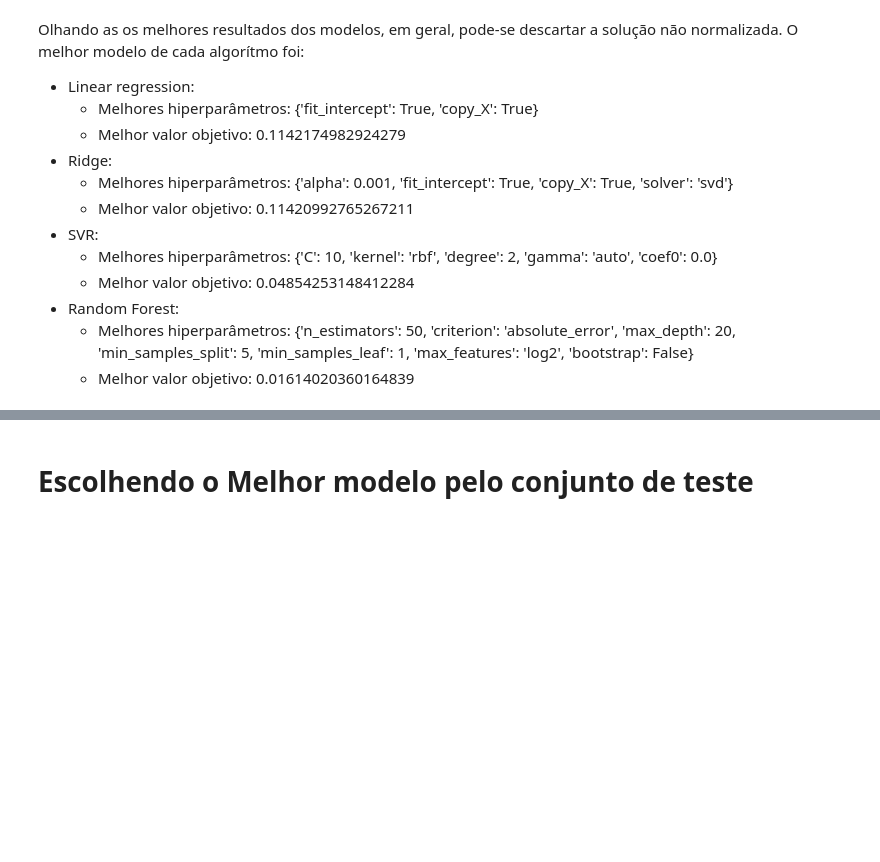
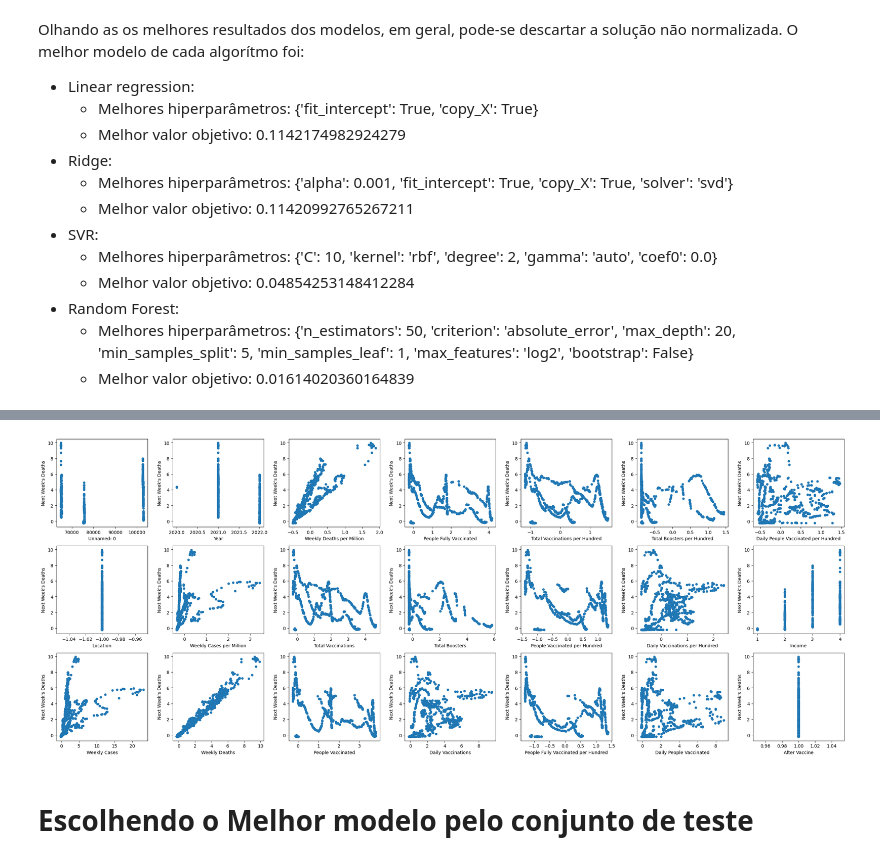
Before and after one commit to BiancaCarneiro/Covid-Prediction, a Jupyter notebook: project/models/training.ipynb, the cells around one changed output, grey strips where cells are left out. Drawn from its saved outputs; the diff is of its cells as text; code cells hidden in the pictures; blank space fills up the shorter version.

```diff
--- a/project/models/training.ipynb
+++ b/project/models/training.ipynb
@@ -280,3 +312,15 @@ O melhor modelo de cada algorítmo foi:
+# %%
+figs, axes = plt.subplots(3,7,figsize=(25,10))
+i, j = 0, 0
+for col in df_train.drop(columns=["Next Week's Deaths"]).columns:
+    df_train[[col, "Next Week's Deaths"]].plot.scatter(x=col, y="Next Week's Deaths", ax=axes[i, j])
+    i+=1
+    if i == 3:
+        i = 0
+        j+=1
+plt.tight_layout()
+# %% [output]
+[figure, added]
 # %% [markdown]
 # Escolhendo o Melhor modelo pelo conjunto de teste
 # %%
```
Also changed, not shown: parts of 21 cells of this notebook.
